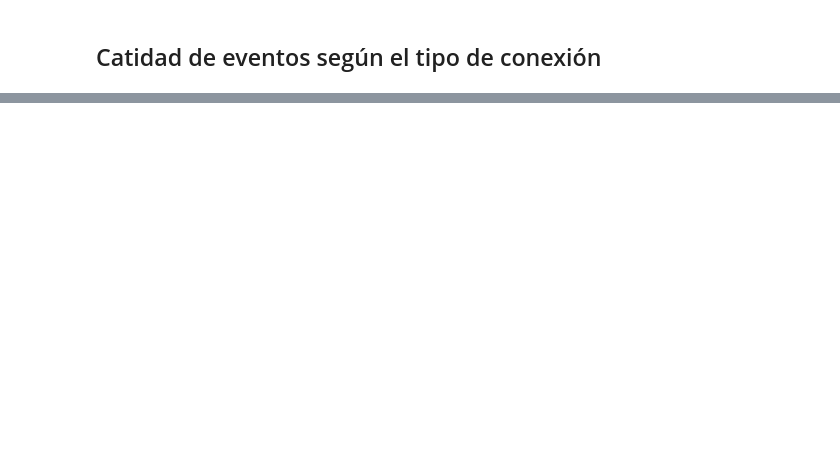
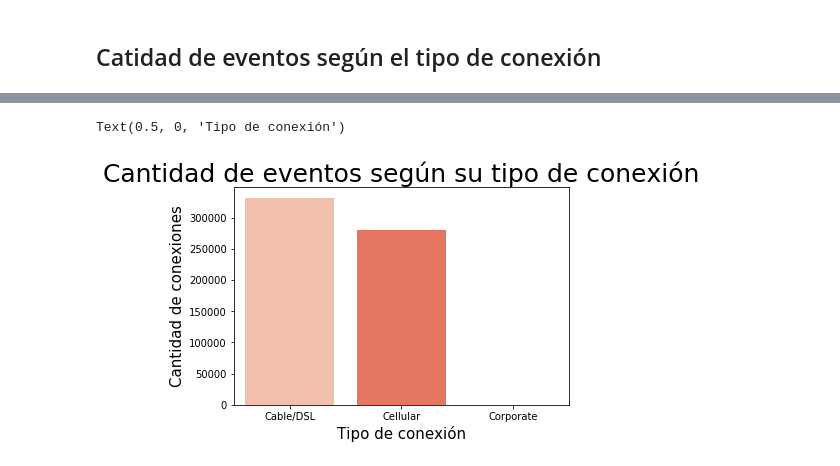
Before and after one commit to EscobarMariaSol/Organizacion-de-datos, a Jupyter notebook: TP1-Primeras-Pruebas.ipynb, the cells around one changed output, grey strips where cells are left out. Drawn from its saved outputs; the diff is of its cells as text; code cells hidden in the pictures; blank space fills up the shorter version.

```diff
--- a/TP1-Primeras-Pruebas.ipynb
+++ b/TP1-Primeras-Pruebas.ipynb
@@ -31,5 +105,8 @@ conexiones
 # %%
-g = sns.barplot(x = conexiones.values, y = conexiones.index, orient = 'h', palette = 'BuPu')
-g.set_title("Cantidad de eventos según su tipo de conexión", fontsize=15)
-g.set_xlabel("Cantidad de conexiones", fontsize=12)
-g.set_ylabel("Nombre del tipo de conexión", fontsize=12)
+grf = sns.barplot(x = conexiones.index, y = conexiones.values, orient = 'v', palette = 'Reds')
+grf.set_title("Cantidad de eventos según su tipo de conexión", fontsize = 25)
+grf.set_ylabel("Cantidad de conexiones", fontsize = 15)
+grf.set_xlabel("Tipo de conexión", fontsize = 15)
+# %% [output]
+Text(0.5, 0, 'Tipo de conexión')
+[figure, added]
```
Also changed, not shown: parts of 16 cells of this notebook.
